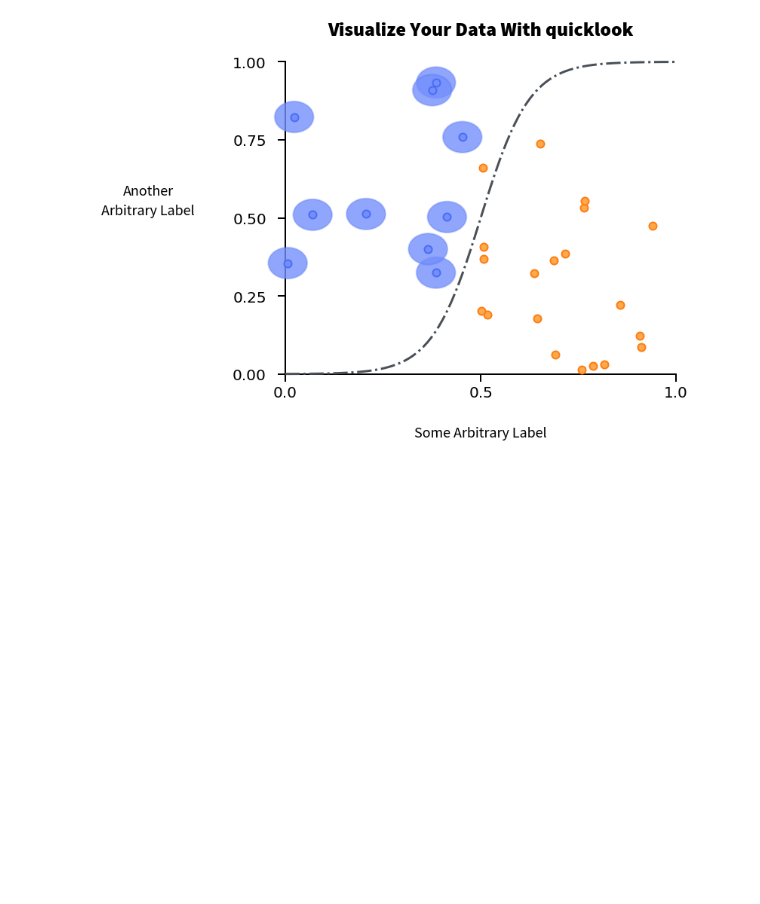
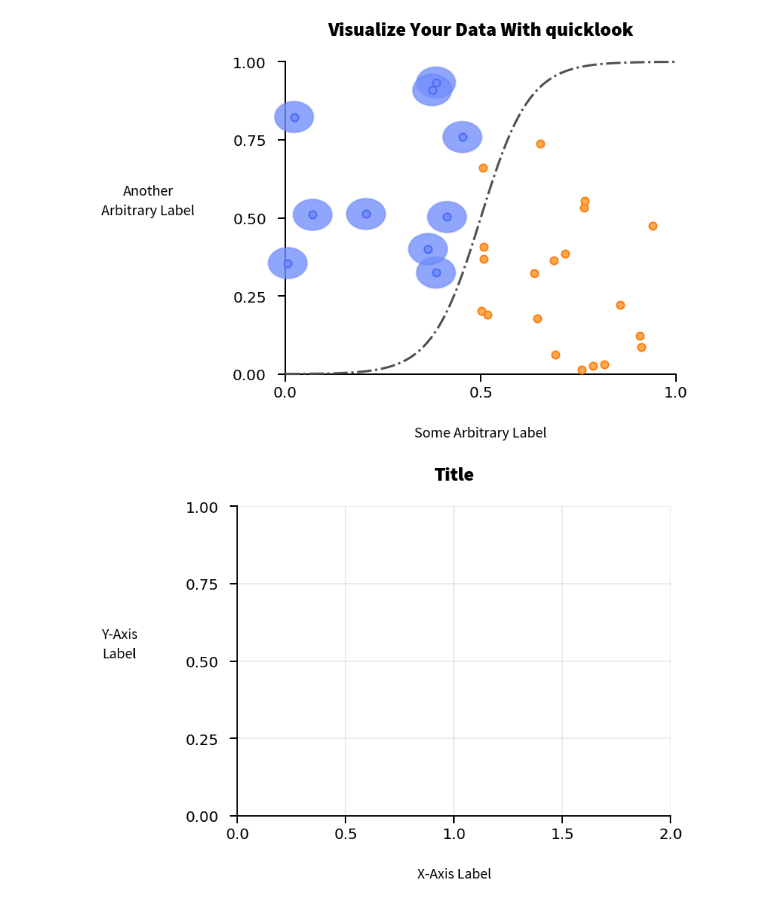
Before and after one commit to alexdsbreslav/quicklooks, a Jupyter notebook: testing.ipynb, the cells around one changed output. Saved outputs shown, nothing was run; the diff lists cells and outputs as text; code cells hidden in the pictures; blank space fills up the shorter version.

Commit message:
add chart

```diff
--- a/testing.ipynb
+++ b/testing.ipynb
@@ -53,10 +53,12 @@ layer_order = 1)
 import quicklook
 # %%
 chart_skeleton = quicklook.build_chart_skeleton(style = 'default', size = 'default',
-title = '',
-xlabel = '',
-ylabel = '',
-x_min_max = (0,1), y_min_max = (0,1),
-xtick_interval = 0.25, ytick_interval = 0.25,
-horizontal_gridlines_on = False,
-vertical_gridlines_on = False);
+title = 'Title',
+xlabel = 'X-Axis Label',
+ylabel = 'Y-Axis\nLabel',
+x_min_max = (0,2), y_min_max = (0,1),
+xtick_interval = 0.5, ytick_interval = 0.25,
+horizontal_gridlines_on = True,
+vertical_gridlines_on = True);
+# %% [output]
+[figure, added]
```
Also changed, not shown: 1 other file.
